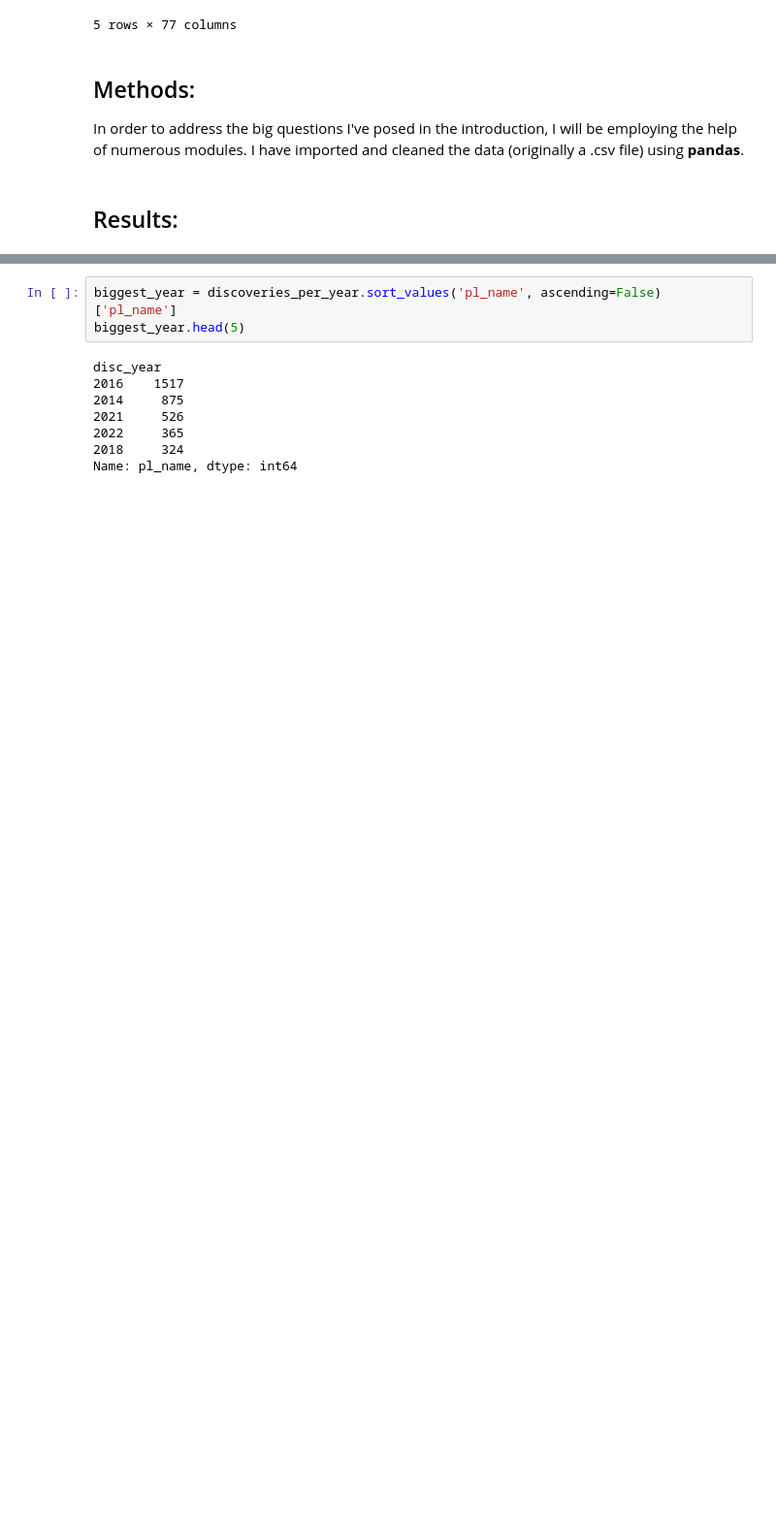
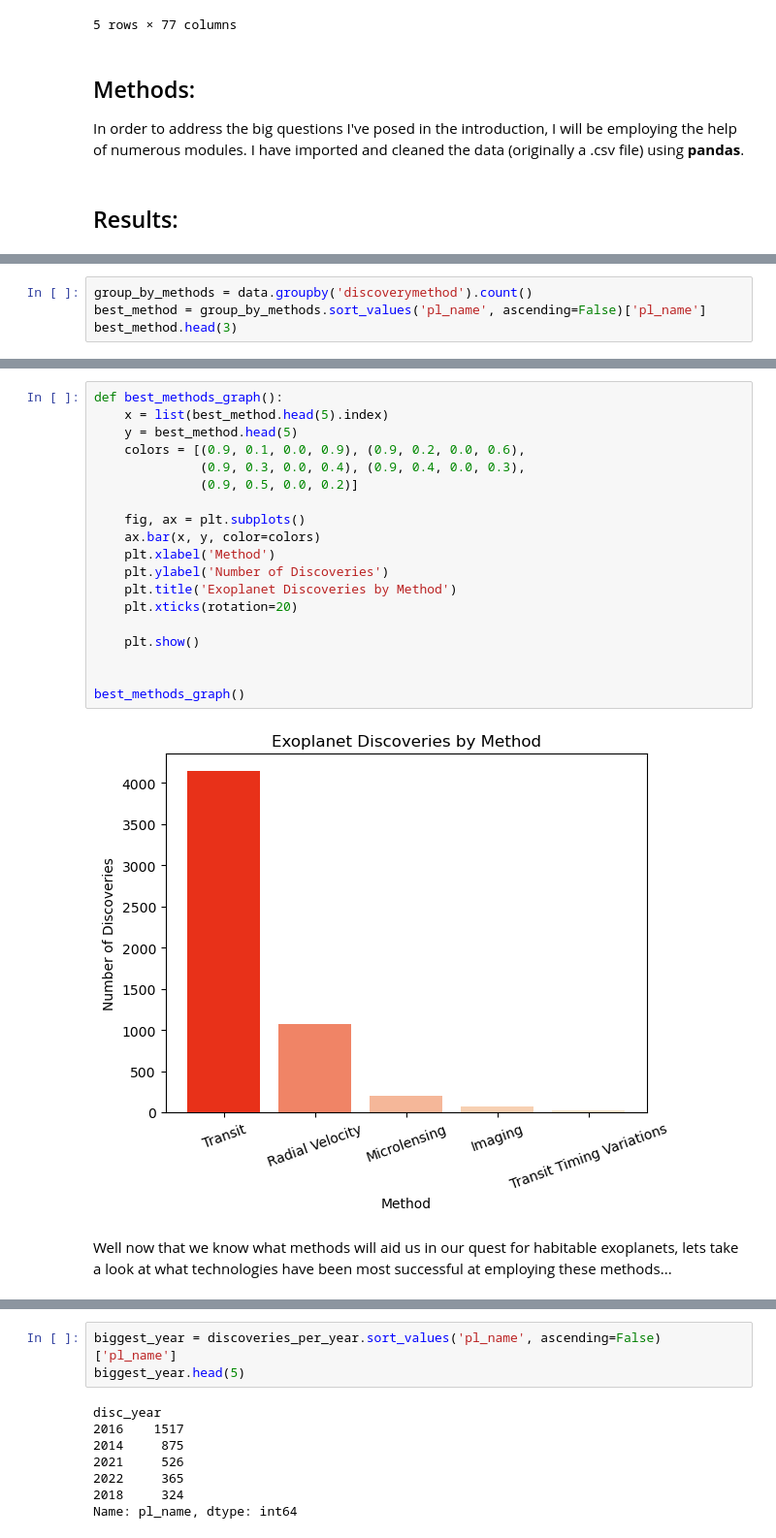
Before and after one commit to RBiebrich/NASA_Exoplanet_Data_Analysis, a Jupyter notebook: exoplanets.ipynb, the cells around one changed output, grey strips where cells are left out. Shown at 97% size. Saved outputs shown, nothing was run; the diff lists cells and outputs as text; blank space fills up the shorter version.

Commit message:
lots of progress - thorough md, lotta coding, many visualizations

```diff
--- a/exoplanets.ipynb
+++ b/exoplanets.ipynb
@@ -47,0 +50,4 @@ In order to address the big questions I've posed in the introduction, I will be
+# %%
+group_by_methods = data.groupby('discoverymethod').count()
+best_method = group_by_methods.sort_values('pl_name', ascending=False)['pl_name']
+best_method.head(3)
@@ -47,0 +69,23 @@ In order to address the big questions I've posed in the introduction, I will be
+# %%
+def best_methods_graph():
+    x = list(best_method.head(5).index)
+    y = best_method.head(5)
+    colors = [(0.9, 0.1, 0.0, 0.9), (0.9, 0.2, 0.0, 0.6),
+              (0.9, 0.3, 0.0, 0.4), (0.9, 0.4, 0.0, 0.3),
+              (0.9, 0.5, 0.0, 0.2)]
+
+    fig, ax = plt.subplots()
+    ax.bar(x, y, color=colors)
+    plt.xlabel('Method')
+    plt.ylabel('Number of Discoveries')
+    plt.title('Exoplanet Discoveries by Method')
+    plt.xticks(rotation=20)
+
+    plt.show()
+
+
+best_methods_graph()
+# %% [output]
+[figure, added]
+# %% [markdown]
+Well now that we know what methods will aid us in our quest for habitable exoplanets, lets take a look at what technologies have been most successful at employing these methods...
```
Also changed, not shown: parts of 16 cells of this notebook, 1 other file.
